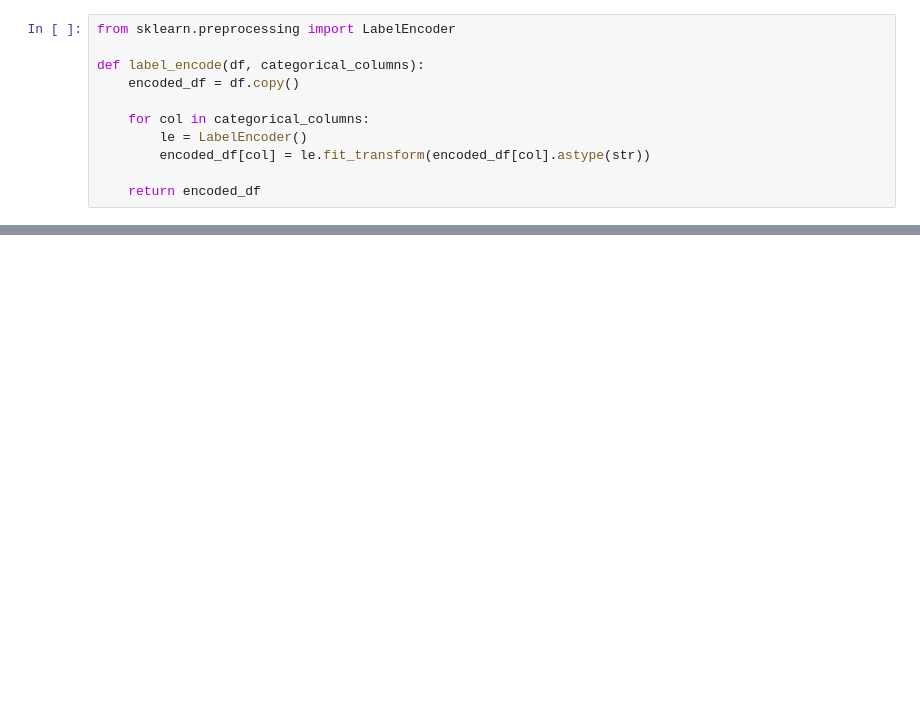
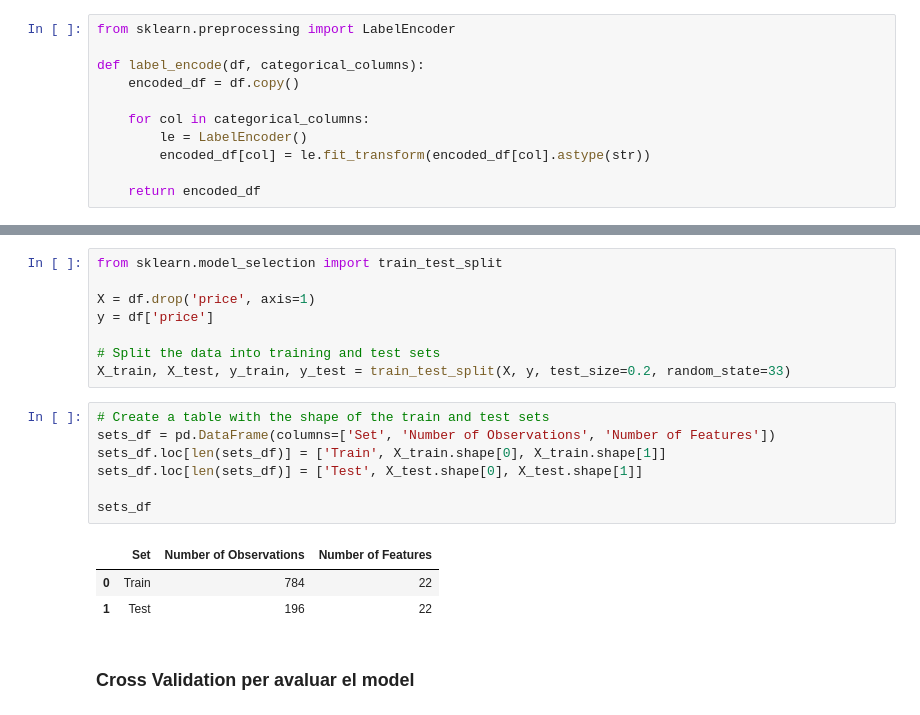
Before and after one commit to paupratAI/Multilayer_Perceptron, a Jupyter notebook: main.ipynb, the cells around one changed output, grey strips where cells are left out. Drawn from its saved outputs; the diff is of its cells as text; blank space fills up the shorter version.

```diff
--- a/main.ipynb
+++ b/main.ipynb
@@ -303,0 +311,21 @@ for feature in numerical_features:
+# %%
+from sklearn.model_selection import train_test_split
+
+X = df.drop('price', axis=1)
+y = df['price']
+
+# Split the data into training and test sets
+X_train, X_test, y_train, y_test = train_test_split(X, y, test_size=0.2, random_state=33)
+# %%
+# Create a table with the shape of the train and test sets
+sets_df = pd.DataFrame(columns=['Set', 'Number of Observations', 'Number of Features'])
+sets_df.loc[len(sets_df)] = ['Train', X_train.shape[0], X_train.shape[1]]
+sets_df.loc[len(sets_df)] = ['Test', X_test.shape[0], X_test.shape[1]]
+
+sets_df
+# %% [output]
+|  | Set | Number of Observations | Number of Features |
+| 0 | Train | 784 | 22 |
+| 1 | Test | 196 | 22 |
+# %% [markdown]
+### Cross Validation per avaluar el model
```
Also changed, not shown: parts of 16 cells of this notebook, 1 other file.
